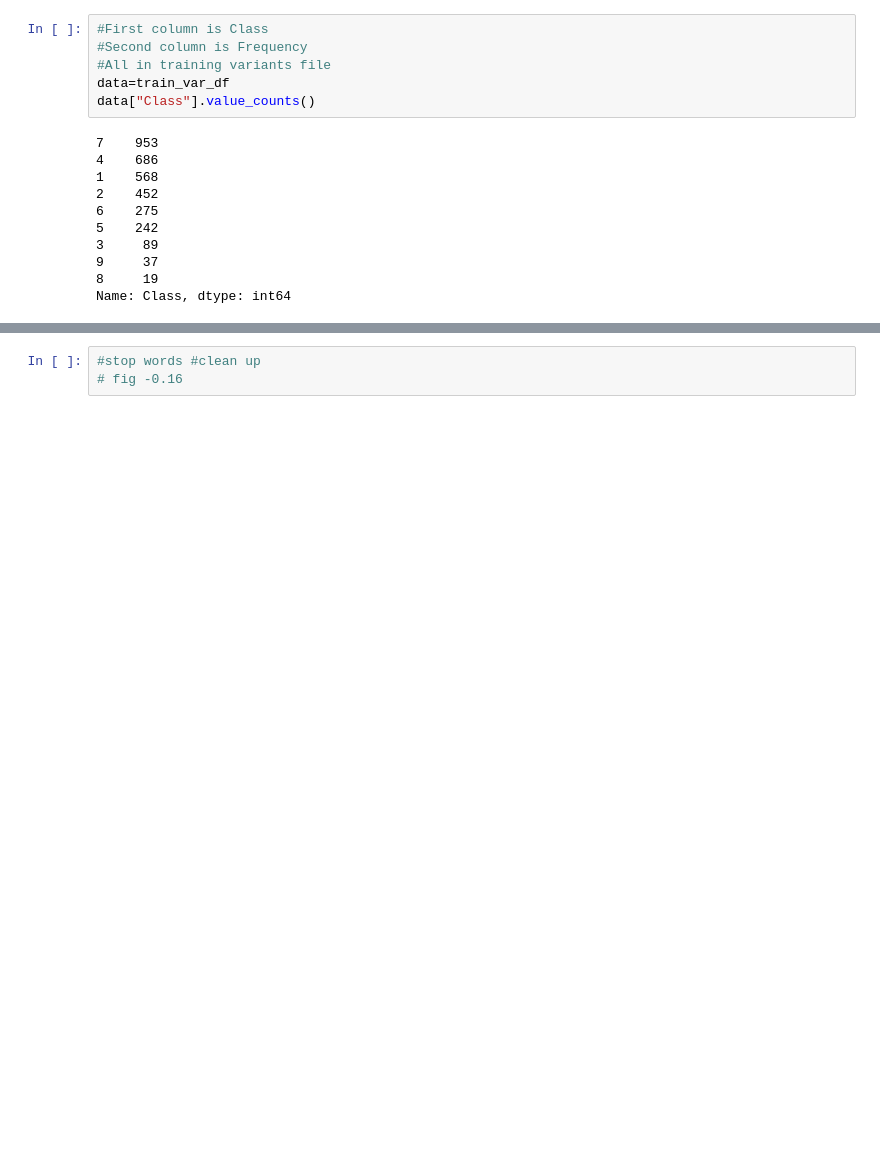
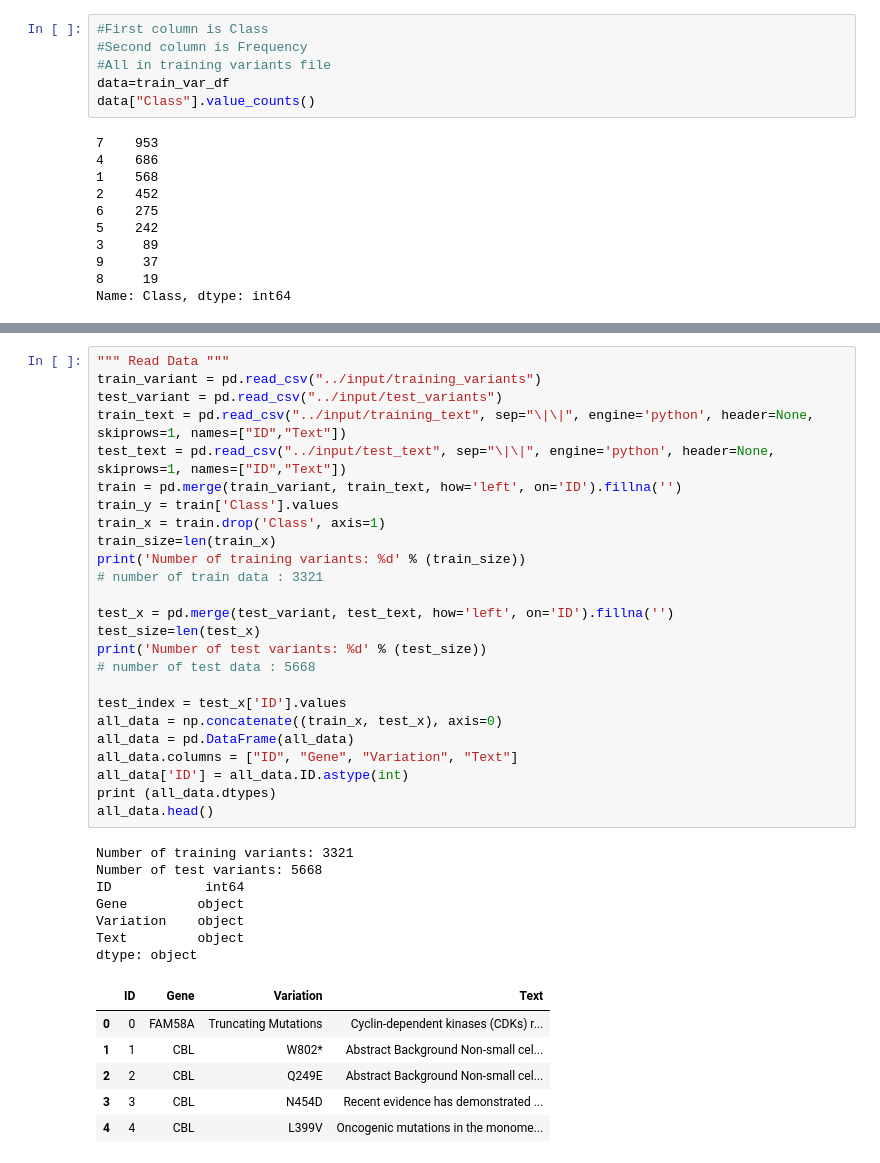
Before and after one commit to gita-vahdatinia/CancerAI, a Jupyter notebook: dataprocessing.ipynb, the cells around one changed output, grey strips where cells are left out. Cells and saved outputs as stored; diff of their text form; blank space fills up the shorter version.

```diff
--- a/dataprocessing.ipynb
+++ b/dataprocessing.ipynb
@@ -158,3 +218,39 @@ Keywords:
-# %%
-#stop words #clean up
-# fig -0.16
+# %%
+""" Read Data """
+train_variant = pd.read_csv("../input/training_variants")
+test_variant = pd.read_csv("../input/test_variants")
+train_text = pd.read_csv("../input/training_text", sep="\|\|", engine='python', header=None, skiprows=1, names=["ID","Text"])
+test_text = pd.read_csv("../input/test_text", sep="\|\|", engine='python', header=None, skiprows=1, names=["ID","Text"])
+train = pd.merge(train_variant, train_text, how='left', on='ID').fillna('')
+train_y = train['Class'].values
+train_x = train.drop('Class', axis=1)
+train_size=len(train_x)
+print('Number of training variants: %d' % (train_size))
+# number of train data : 3321
+
+test_x = pd.merge(test_variant, test_text, how='left', on='ID').fillna('')
+test_size=len(test_x)
+print('Number of test variants: %d' % (test_size))
+# number of test data : 5668
+
+test_index = test_x['ID'].values
+all_data = np.concatenate((train_x, test_x), axis=0)
+all_data = pd.DataFrame(all_data)
+all_data.columns = ["ID", "Gene", "Variation", "Text"]
+all_data['ID'] = all_data.ID.astype(int)
+print (all_data.dtypes)
+all_data.head()
+# %% [output]
+Number of training variants: 3321
+Number of test variants: 5668
+ID            int64
+Gene         object
+Variation    object
+Text         object
+dtype: object
+|  | ID | Gene | Variation | Text |
+| 0 | 0 | FAM58A | Truncating Mutations | Cyclin-dependent kinases (CDKs) r... |
+| 1 | 1 | CBL | W802* | Abstract Background Non-small cel... |
+| 2 | 2 | CBL | Q249E | Abstract Background Non-small cel... |
+| 3 | 3 | CBL | N454D | Recent evidence has demonstrated ... |
+| 4 | 4 | CBL | L399V | Oncogenic mutations in the monome... |
```
Also changed, not shown: parts of 14 cells of this notebook, 2 other files.
